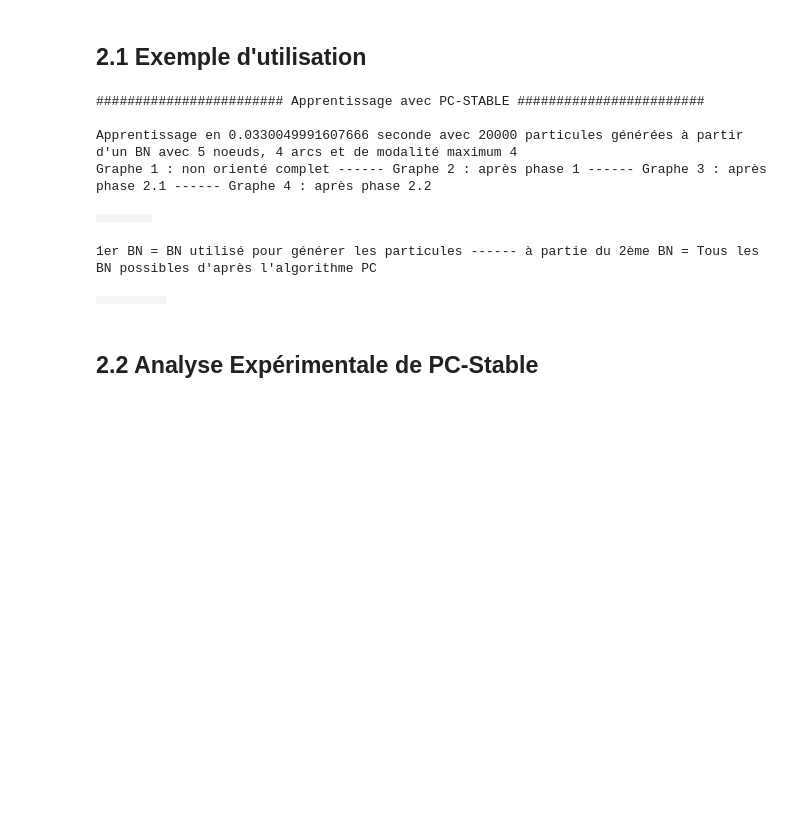
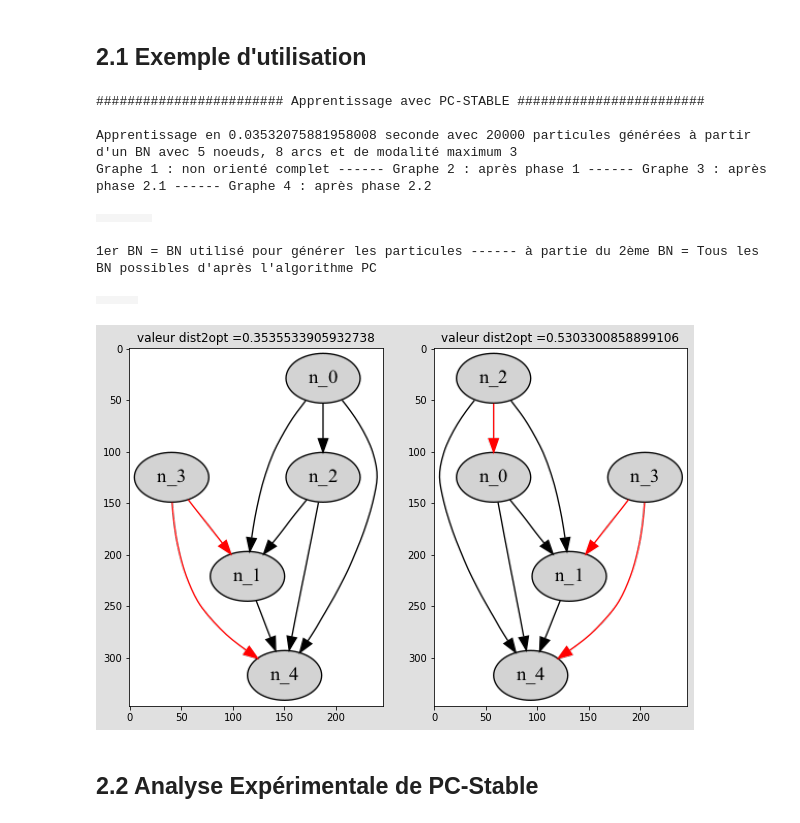
Before and after one commit to davidPinaud/BN_PCSTABLE, a Jupyter notebook: test_projet_MADI.ipynb, the cells around one changed output. Drawn from its saved outputs; the diff is of its cells as text; code cells hidden in the pictures; blank space fills up the shorter version.

```diff
--- a/test_projet_MADI.ipynb
+++ b/test_projet_MADI.ipynb
@@ -789,14 +842,16 @@ def learn_PC_STABLE(bn,csvFilePath="test.csv",verbose=False,isTest=False,nivRisq
 # %%
 bn=genRandomBN()
 bn_approx,duration,_=learn_PC_STABLE(bn,csvFilePath="test.csv",verbose=True,isTest=False)
+visualise_difference(bn,bn_approx) #On regarde les différences entre les approximations et le bn original
 # %% [output]
 ######################## Apprentissage avec PC-STABLE ########################
 
-Apprentissage en 0.0330049991607666 seconde avec 20000 particules générées à partir d'un BN avec 5 noeuds, 4 arcs et de modalité maximum 4
+Apprentissage en 0.03532075881958008 seconde avec 20000 particules générées à partir d'un BN avec 5 noeuds, 8 arcs et de modalité maximum 3
 Graphe 1 : non orienté complet ------ Graphe 2 : après phase 1 ------ Graphe 3 : après phase 2.1 ------ Graphe 4 : après phase 2.2
 |  |  |  |  |
 1er BN = BN utilisé pour générer les particules ------ à partie du 2ème BN = Tous les BN possibles d'après l'algorithme PC
-|  |  |  |  |  |
+|  |  |  |
+[figure, added]
 # %% [markdown]
 ## 2.2 Analyse Expérimentale de PC-Stable
 # %% [markdown]
```
Also changed, not shown: parts of 12 cells of this notebook, 2 other files.
